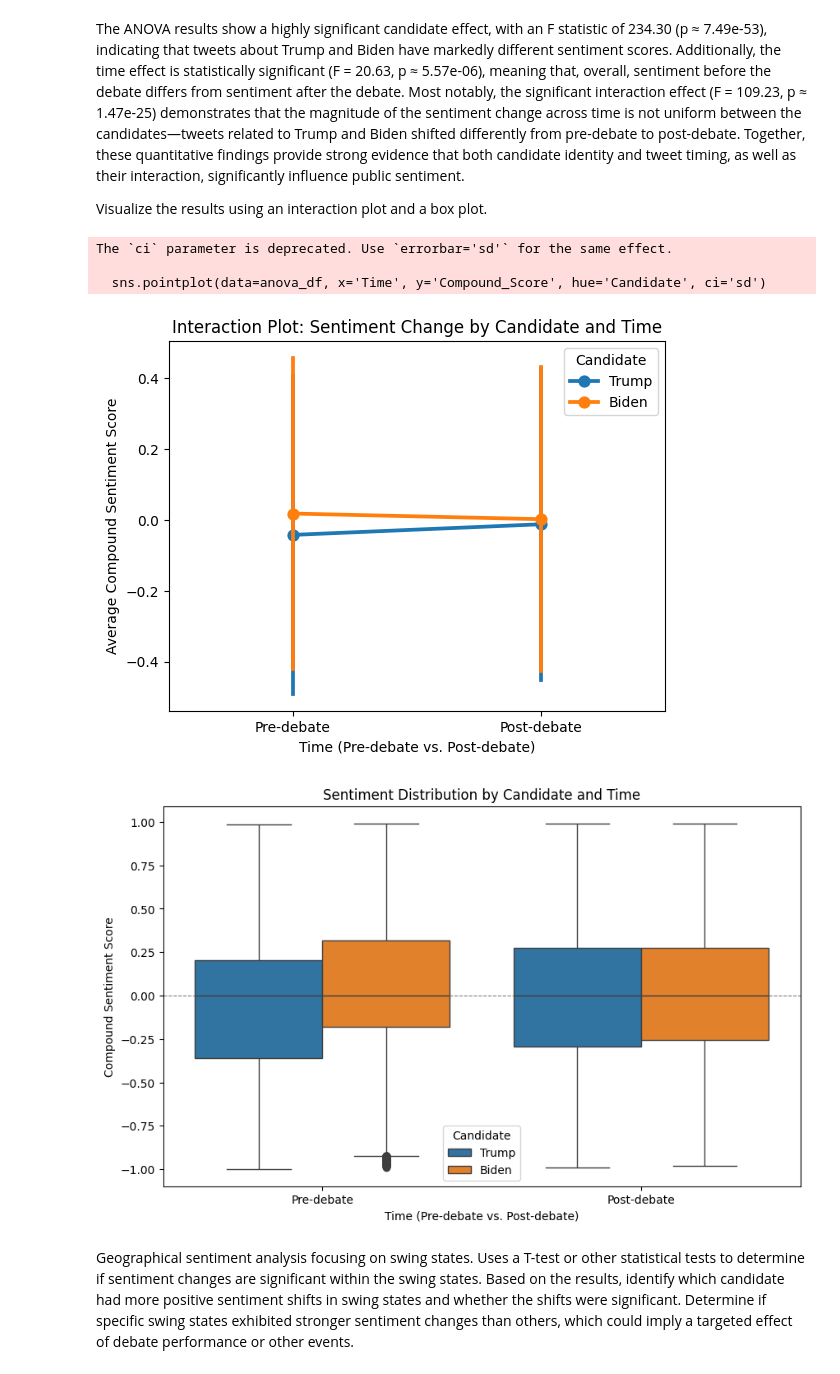
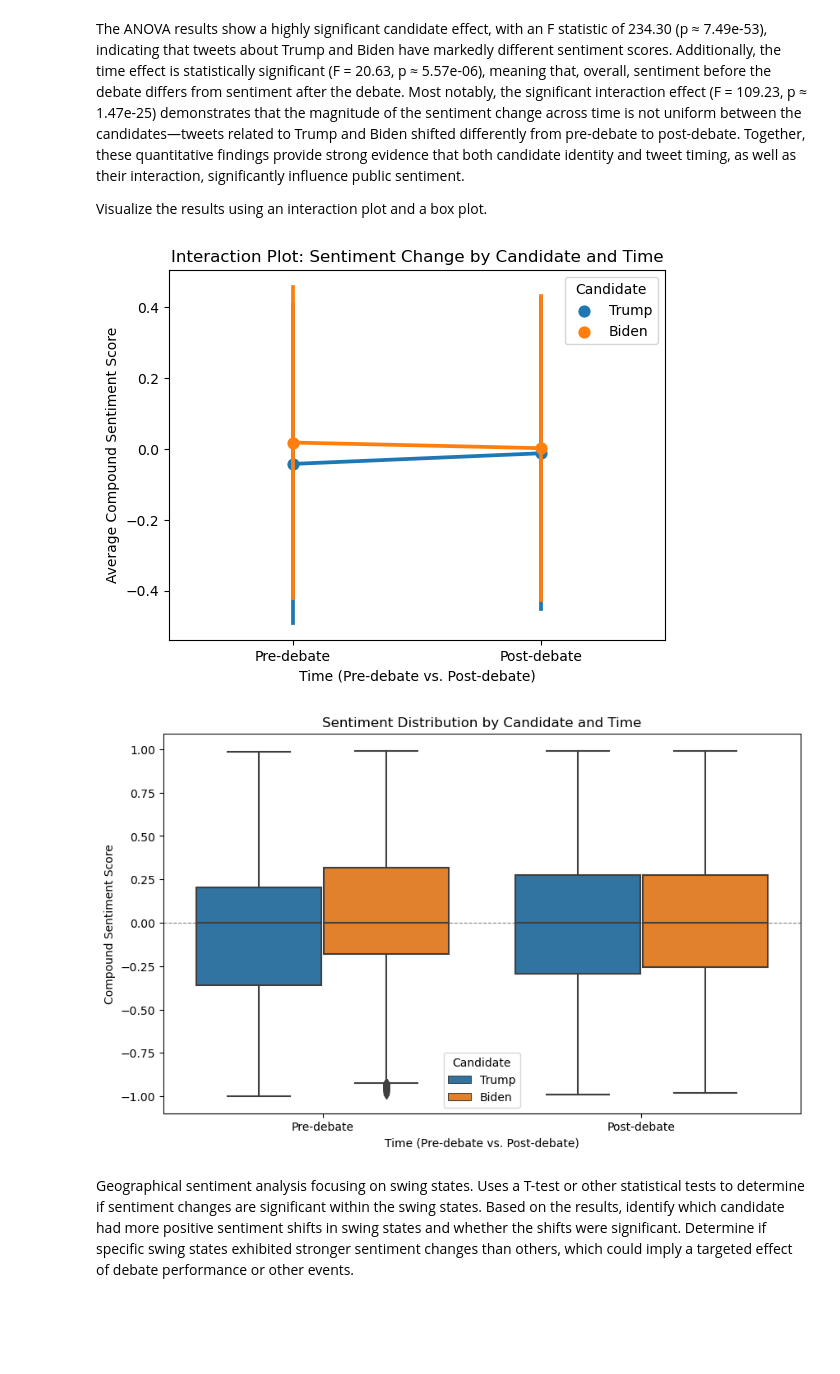
Before and after one commit to ArjunaBazaz/CS3_2020_Presidential_Approval_Rating_Analysis, a Jupyter notebook: SCRIPTS/4_data_analysis_2.ipynb, the cells around one changed output. Saved outputs shown, nothing was run; the diff lists cells and outputs as text; code cells hidden in the pictures; blank space fills up the shorter version.

```diff
--- a/SCRIPTS/4_data_analysis_2.ipynb
+++ b/SCRIPTS/4_data_analysis_2.ipynb
@@ -58,7 +58,7 @@ print(perform_t_test(filtered_df_biden_before_list, filtered_df_biden_after_list
 # %% [markdown]
 Turn the dataframes into multiple lists: One for the sentiment of Trump tweets before the debate ended, one for the sentiment of Trump tweets after the debate ended, one for the sentiment of Biden tweets before the debate ended, one for the sentiment of Biden tweets after the debate ended.
 # %%
-df = pd.read_csv("debate_tweets_with_sentiment.csv")
+df = pd.read_csv("../DATA/debate_tweets_with_sentiment.csv")
 
 filtered_df_trump = df[df['about'] == 'trump']
 filtered_df_biden = df[df['about'] == 'biden']
@@ -217,28 +217,25 @@ Visualize the results using an interaction plot and a box plot.
 # %%
 import seaborn as sns
 
 # Create a lineplot to visualize interaction
-sns.pointplot(data=anova_df, x='Time', y='Compound_Score', hue='Candidate', ci='sd')
+sns.pointplot(data=anova_df, x='Time', y='Compound_Score', hue='Candidate', errorbar='sd')
 plt.title('Interaction Plot: Sentiment Change by Candidate and Time')
 plt.xlabel('Time (Pre-debate vs. Post-debate)')
 plt.ylabel('Average Compound Sentiment Score')
 plt.show()
 
 # Boxplot grouped by Candidate and Time
 plt.figure(figsize=(10, 6))
 sns.boxplot(data=anova_df, x='Time', y='Compound_Score', hue='Candidate')
 plt.title('Sentiment Distribution by Candidate and Time')
 plt.xlabel('Time (Pre-debate vs. Post-debate)')
 plt.ylabel('Compound Sentiment Score')
 plt.axhline(0, color='gray', linestyle='--', linewidth=0.8)  # Add a reference line at 0
 plt.legend(title='Candidate')
 plt.show()
 # %% [output]
-The `ci` parameter is deprecated. Use `errorbar='sd'` for the same effect.
-
-  sns.pointplot(data=anova_df, x='Time', y='Compound_Score', hue='Candidate', ci='sd')
-[figure, old version]
+[figure, new version]
-[figure, old version]
+[figure, new version]
 # %% [markdown]
  Geographical sentiment analysis focusing on swing states. Uses a T-test or other statistical tests to determine if sentiment changes are significant within the swing states.
 Based on the results, identify which candidate had more positive sentiment shifts in swing states and whether the shifts were significant. Determine if specific swing states exhibited stronger sentiment changes than others, which could imply a targeted effect of debate performance or other events.
```
Also changed, not shown: parts of 6 cells of this notebook, 3 other files.
